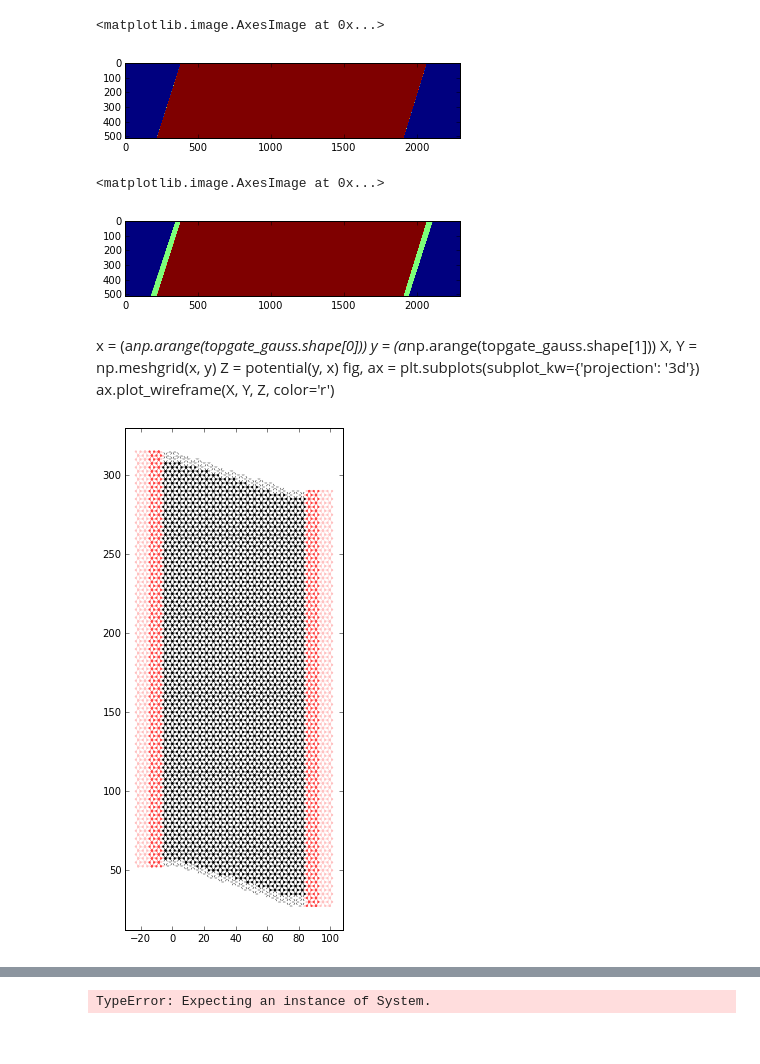
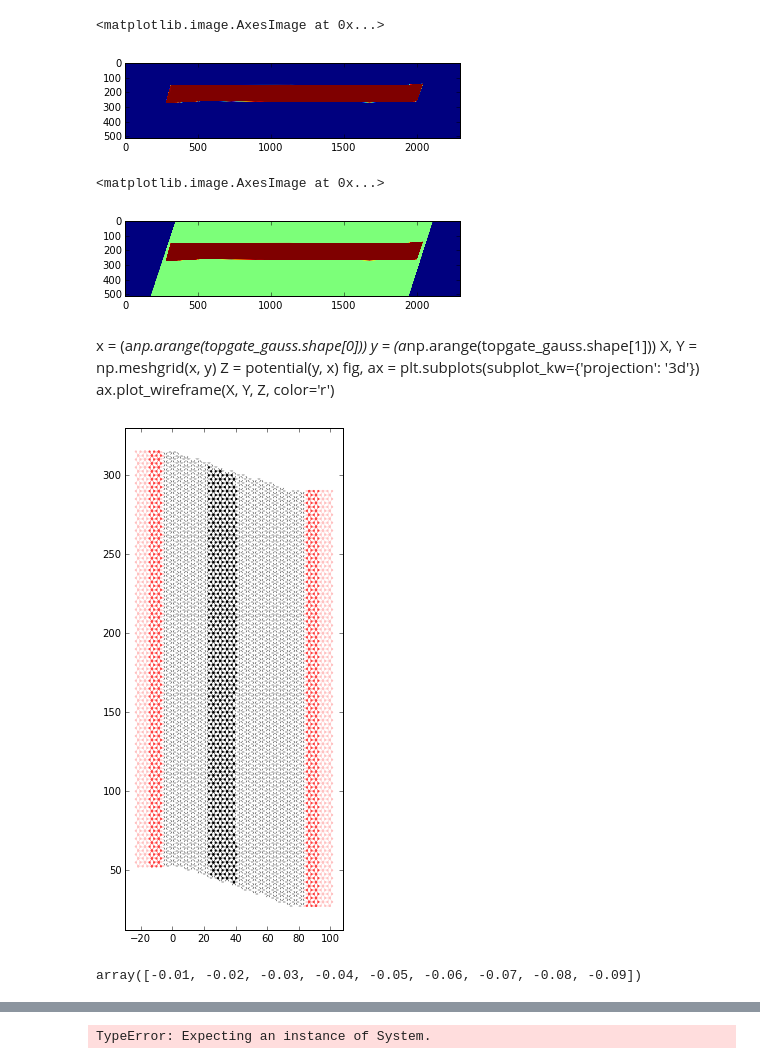
Before and after one commit to NeroCorleone/thesis, a Jupyter notebook: code/setup.ipynb, the cells around one changed output, grey strips where cells are left out. Cells and saved outputs as stored; diff of their text form; code cells hidden in the pictures.

Commit message:
added results for edge current calculation

```diff
--- a/code/setup.ipynb
+++ b/code/setup.ipynb
@@ -10,19 +10,19 @@ from types import SimpleNamespace
 # %%
 #designfile = '/users/tkm/kanilmaz/thesis/designfiles/hb_lower_part.png'
 #designfile = '/home/nefta/thesis/designfiles/hb_lower_part.png'
 #designfile = '/users/tkm/kanilmaz/thesis/designfiles/qpc_gate.png'
-#designfile = '/users/tkm/kanilmaz/thesis/designfiles/full_gate_both_edges.png'
-designfile = '/users/tkm/kanilmaz/thesis/designfiles/topgate_full_edges.png'
+designfile = '/users/tkm/kanilmaz/thesis/designfiles/full_gate_both_edges.png'
+#designfile = '/users/tkm/kanilmaz/thesis/designfiles/topgate_full_edges.png'
 #designfile = '/home/nefta/thesis/designfiles/full_gate.png'
 #designfile = '/home/nefta/thesis/designfiles/waveguide3_2_small.png'
 topgate = 1 - scipy.ndimage.imread(designfile, mode='L').T / 255
 #topgate[0] = np.zeros(len(topgate[0]))
 #topgate[1] = np.zeros(len(topgate[0]))
 topgate_gauss = np.fliplr(scipy.ndimage.gaussian_filter(topgate, 0))
 plt.imshow(topgate_gauss)
 # %% [output]
 <matplotlib.image.AxesImage at 0x...>
-[figure, old version]
+[figure, new version]
 # %%
 #scipy.ndimage.imread(
 #    '/users/tkm/kanilmaz/thesis/designfiles/scatteringRegion_sleeves.png')
@@ -38,7 +38,7 @@ scattering_region = np.fliplr(1 - scipy.ndimage.imread(
 plt.imshow(scattering_region + topgate_gauss)
 # %% [output]
 <matplotlib.image.AxesImage at 0x...>
-[figure, old version]
+[figure, new version]
 # %%
 delta = 1.0
 T = delta / 2
@@ -196,12 +196,16 @@ system = make_system()
 fig = kwant.plotter.plot(system, fig_size=(16, 9), site_color=family_colors)
 #fig.savefig('qpc-system.eps')
 #site_color=family_colors
-fig.savefig('/users/tkm/kanilmaz/project/topgate_full_edges.svg')
+#fig.savefig('/users/tkm/kanilmaz/project/topgate_full_edges.svg')
 # %% [output]
-[figure, old version]
+[figure, new version]
 # %%
 def conductance(system, param):
     smatrix = kwant.smatrix(system, energy=0.0, args=[param])
     conductance = smatrix.transmission(1, 0)
     #conductance = smatrix.transmission(0, 0)
     return(conductance)
+# %%
+np.arange(-0.01, -0.1, -0.01)
+# %% [output]
+array([-0.01, -0.02, -0.03, -0.04, -0.05, -0.06, -0.07, -0.08, -0.09])
```
Also changed, not shown: parts of 2 cells of this notebook, 5 other files.
